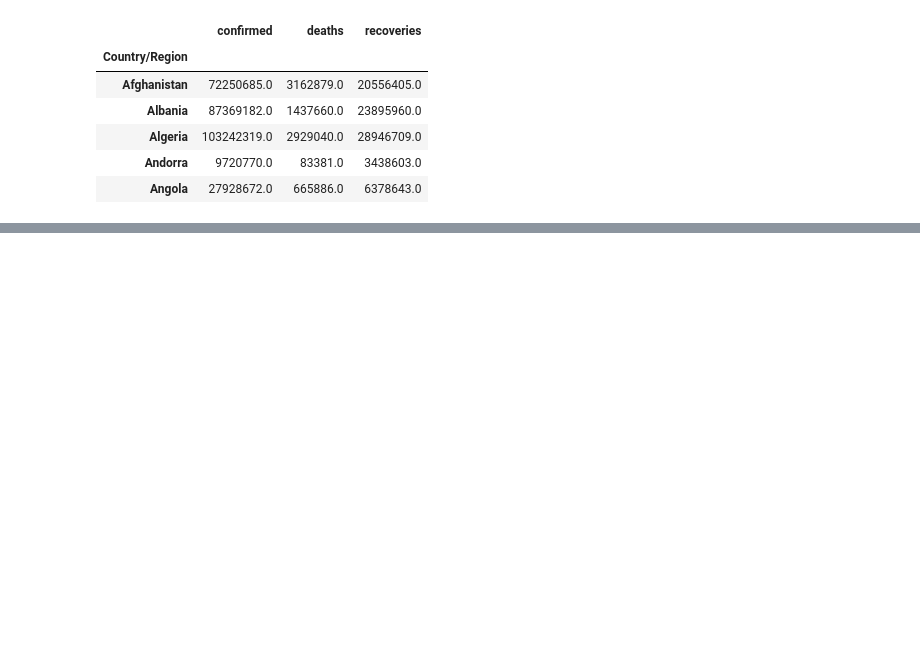
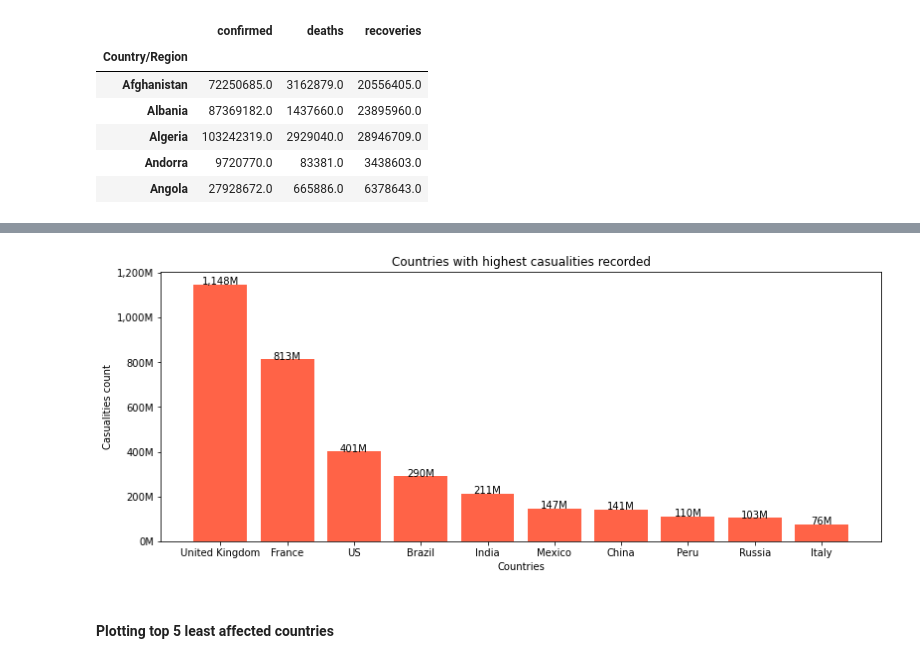
Before and after one commit to tejachalmala/Applied-DataScience-Assignment1, a Jupyter notebook: CovidJHUtimetrends.ipynb, the cells around one changed output, grey strips where cells are left out. Cells and saved outputs as stored; diff of their text form; code cells hidden in the pictures; blank space fills up the shorter version.

```diff
--- a/CovidJHUtimetrends.ipynb
+++ b/CovidJHUtimetrends.ipynb
@@ -138,0 +231,6 @@ country_wise_total_df.head()
+# %%
+plot_bar_graph(top_deaths_countries.index, top_deaths_countries.values.tolist(), 'Countries with highest casualities recorded', 'Countries', 'Casualities count', color='tomato', rotation=0, width=0.8, figsize=(13,5))
+# %% [output]
+[figure, added]
+# %% [markdown]
+#### Plotting top 5 least affected countries
```
Also changed, not shown: parts of 29 cells of this notebook.
